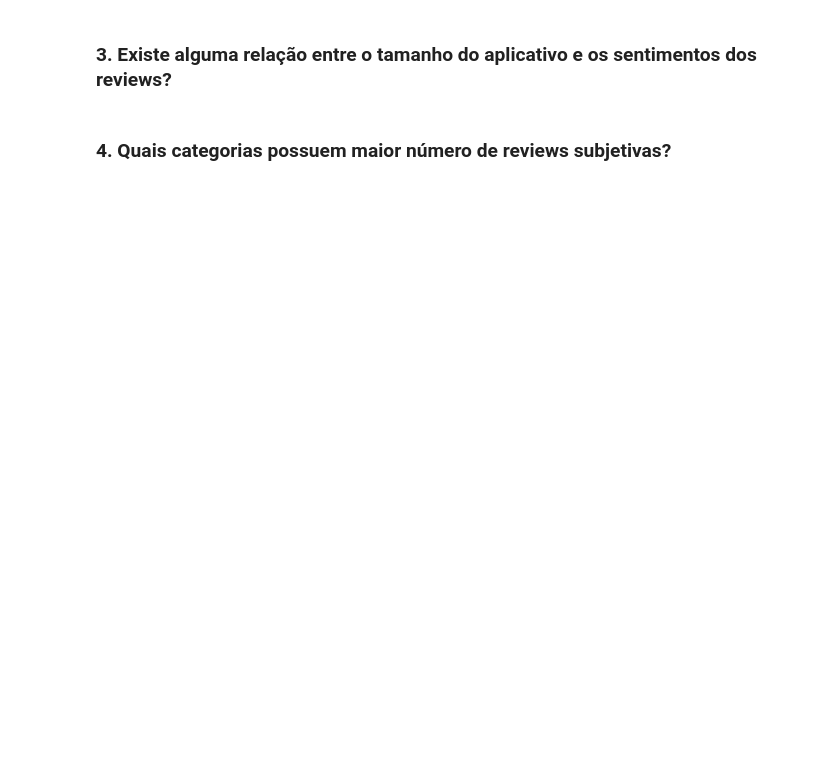
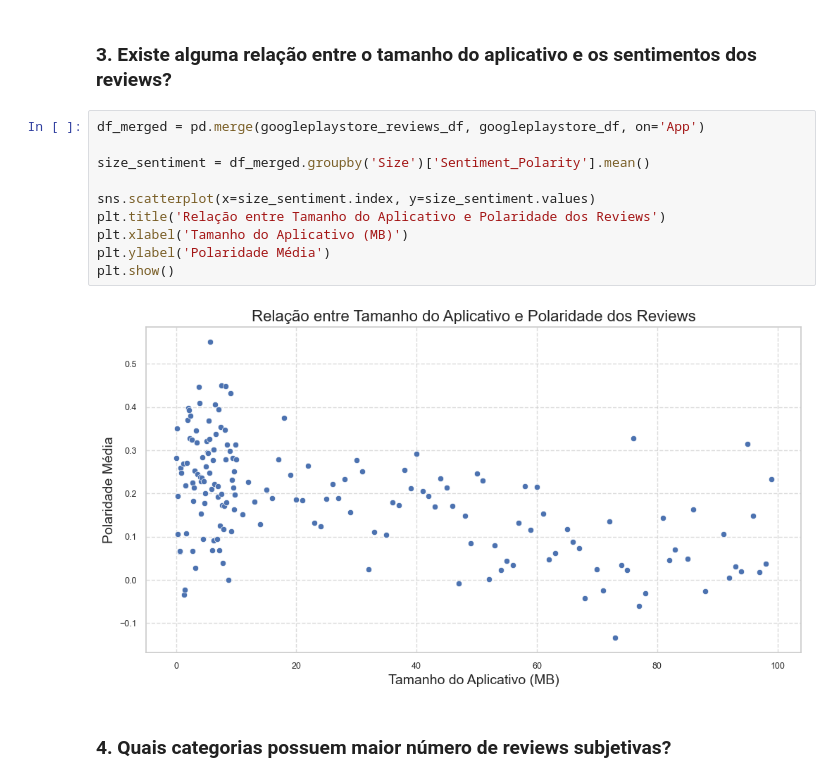
Before and after one commit to Nicolas-Wender/Google-Playstore-Analysis, a Jupyter notebook: notebook.ipynb, the cells around one changed output. Saved outputs shown, nothing was run; the diff lists cells and outputs as text; blank space fills up the shorter version.

```diff
--- a/notebook.ipynb
+++ b/notebook.ipynb
@@ -453,4 +493,16 @@ plt.show()
 # %% [markdown]
 ### 3. Existe alguma relação entre o tamanho do aplicativo e os sentimentos dos reviews?
+# %%
+df_merged = pd.merge(googleplaystore_reviews_df, googleplaystore_df, on='App')
+
+size_sentiment = df_merged.groupby('Size')['Sentiment_Polarity'].mean()
+
+sns.scatterplot(x=size_sentiment.index, y=size_sentiment.values)
+plt.title('Relação entre Tamanho do Aplicativo e Polaridade dos Reviews')
+plt.xlabel('Tamanho do Aplicativo (MB)')
+plt.ylabel('Polaridade Média')
+plt.show()
+# %% [output]
+[figure, added]
 # %% [markdown]
 ### 4. Quais categorias possuem maior número de reviews subjetivas?
```
Also changed, not shown: parts of 4 cells of this notebook.
